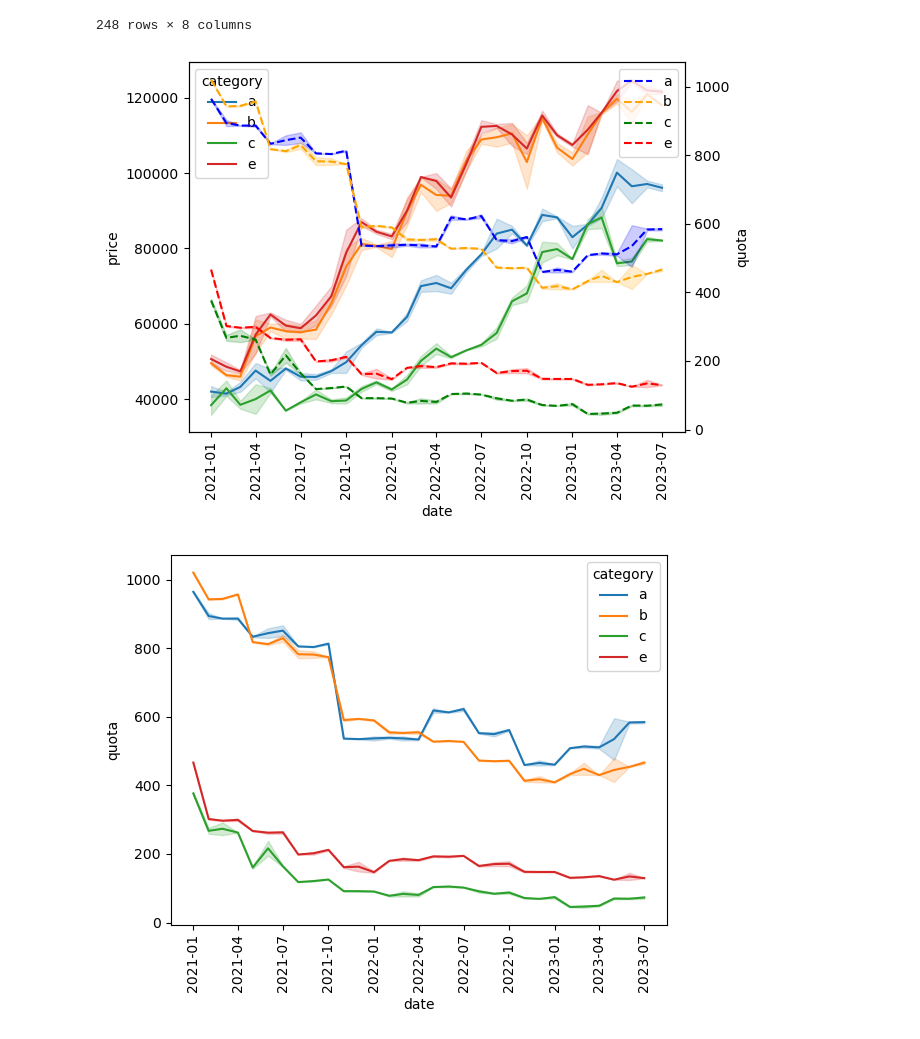
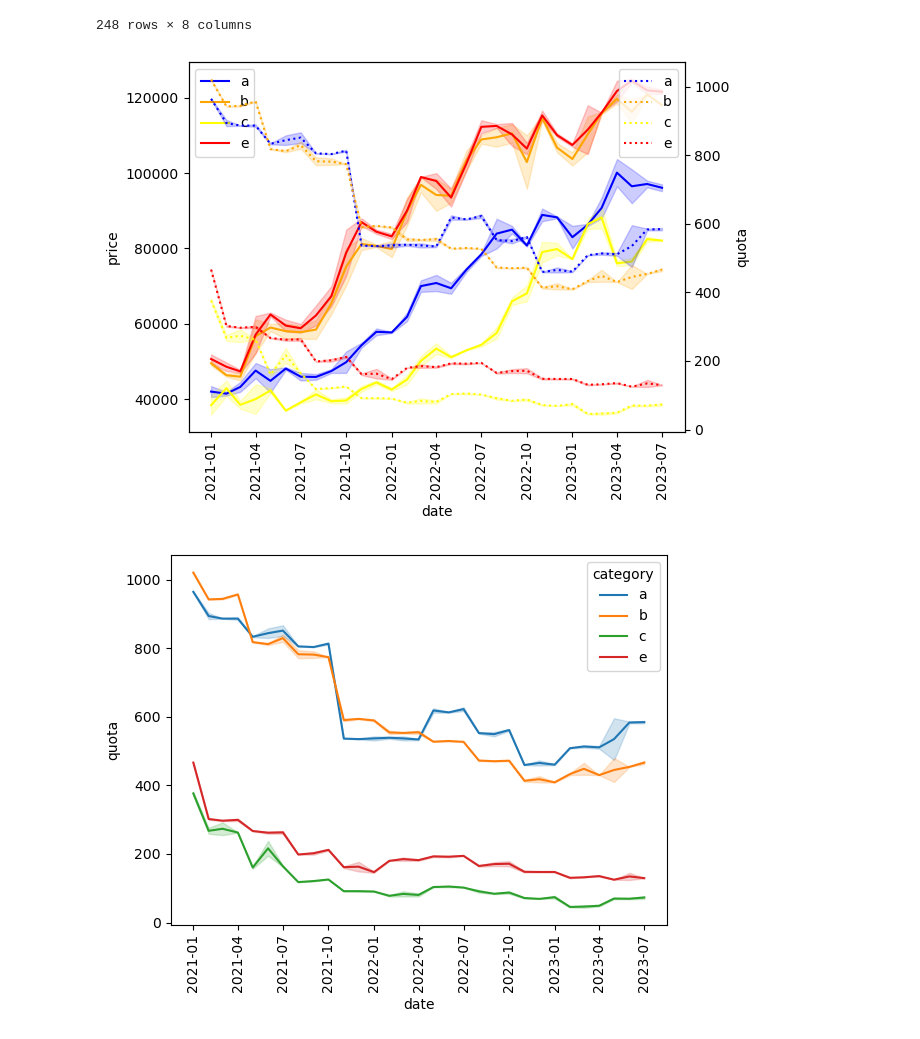
Before and after one commit to Concyclics/NUS-CS5228-project, a Jupyter notebook: plots/plot_eco_attributes.ipynb, the cells around one changed output. Saved outputs shown, nothing was run; the diff lists cells and outputs as text; code cells hidden in the pictures.

```diff
--- a/plots/plot_eco_attributes.ipynb
+++ b/plots/plot_eco_attributes.ipynb
@@ -112,22 +113,22 @@ df_coe
 248 rows × 8 columns
 # %%
 
-sns.lineplot(data=df_coe[df_coe['category'] == 'a'], x="date", y="quota", color='blue', label='a')
-sns.lineplot(data=df_coe[df_coe['category'] == 'b'], x="date", y="quota", color='orange', label='b')
-sns.lineplot(data=df_coe[df_coe['category'] == 'c'], x="date", y="quota", color='green', label='c')
-sns.lineplot(data=df_coe[df_coe['category'] == 'e'], x="date", y="quota", color='red', label='e')
+sns.lineplot(data=df_coe[df_coe['category'] == 'a'], x="date", y="price", color='blue', label='a')
+sns.lineplot(data=df_coe[df_coe['category'] == 'b'], x="date", y="price", color='orange', label='b')
+sns.lineplot(data=df_coe[df_coe['category'] == 'c'], x="date", y="price", color='yellow', label='c')
+sns.lineplot(data=df_coe[df_coe['category'] == 'e'], x="date", y="price", color='red', label='e')
 plt.xticks(rotation=90)
 #set quota as right y-axis
 # set line style as --
 ax2 = plt.twinx()
-sns.lineplot(data=df_coe[df_coe['category'] == 'a'], x="date", y="quota", ls='--', ax=ax2, color='blue', label='a')
-sns.lineplot(data=df_coe[df_coe['category'] == 'b'], x="date", y="quota", ls='--', ax=ax2, color='orange', label='b')
-sns.lineplot(data=df_coe[df_coe['category'] == 'c'], x="date", y="quota", ls='--', ax=ax2, color='green', label='c')
-sns.lineplot(data=df_coe[df_coe['category'] == 'e'], x="date", y="quota", ls='--', ax=ax2, color='red', label='e')
+sns.lineplot(data=df_coe[df_coe['category'] == 'a'], x="date", y="quota", ls=':', ax=ax2, color='blue', label='a')
+sns.lineplot(data=df_coe[df_coe['category'] == 'b'], x="date", y="quota", ls=':', ax=ax2, color='orange', label='b')
+sns.lineplot(data=df_coe[df_coe['category'] == 'c'], x="date", y="quota", ls=':', ax=ax2, color='yellow', label='c')
+sns.lineplot(data=df_coe[df_coe['category'] == 'e'], x="date", y="quota", ls=':', ax=ax2, color='red', label='e')
 plt.xticks(rotation=90)
 plt.savefig('coe.png', dpi=300, bbox_inches='tight')
 # %% [output]
-[figure, old version]
+[figure, new version]
 # %%
 sns.lineplot(data=df_coe, x="date", y="quota", hue="category")
 plt.xticks(rotation=90)
```
Also changed, not shown: parts of 1 cell of this notebook, 8 other files.
